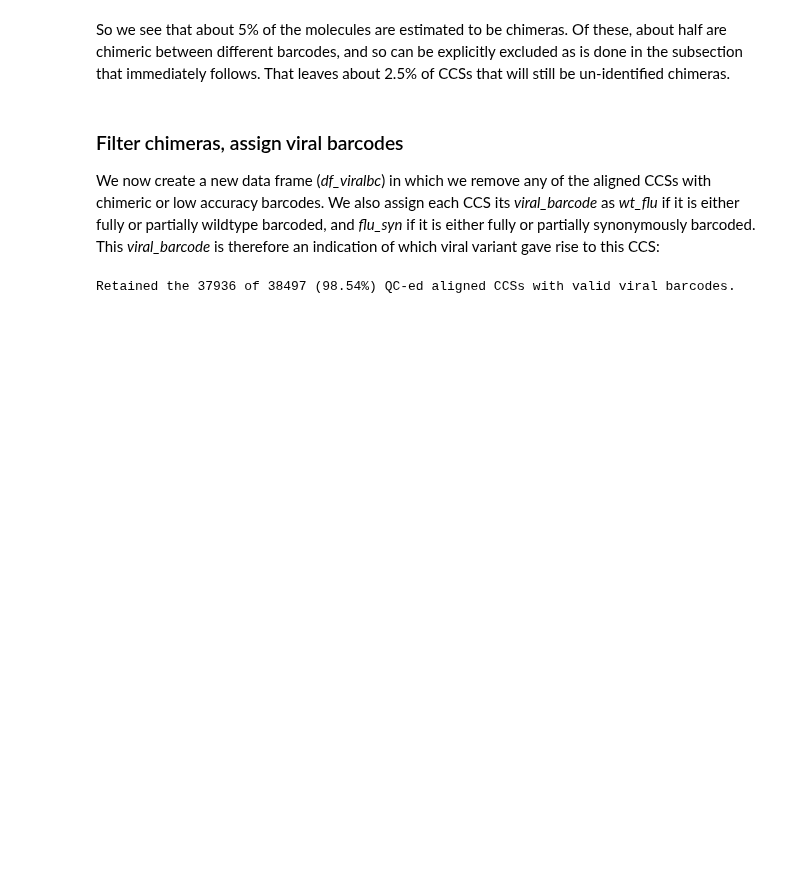
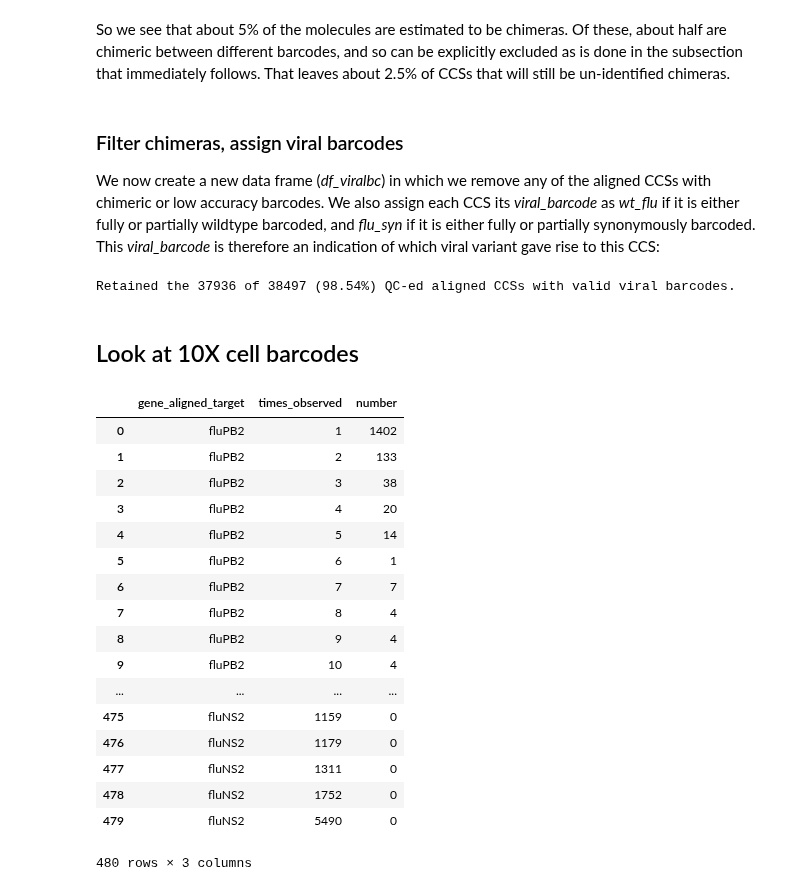
Before and after one commit to jbloomlab/IFNsorted_flu_single_cell, a Jupyter notebook: pacbio_analysis.ipynb, the cells around one changed output. Drawn from its saved outputs; the diff is of its cells as text; code cells hidden in the pictures; blank space fills up the shorter version.

```diff
--- a/pacbio_analysis.ipynb
+++ b/pacbio_analysis.ipynb
@@ -869,3 +872,33 @@ print("Retained the {0} of {1} ({2:.2f}%) QC-ed aligned CCSs with valid viral ba
       .format(len(df_viralbc), len(df_QC), 100 * len(df_viralbc) / len(df_QC)))
 # %% [output]
 Retained the 37936 of 38497 (98.54%) QC-ed aligned CCSs with valid viral barcodes.
+# %% [markdown]
+## Look at 10X cell barcodes
+# %%
+(df_viralbc
+    .groupby(['gene_aligned_target', 'barcode'], as_index=False)
+    .agg({'CCS':'count'})
+    .rename(columns={'CCS':'times_observed', 'barcode':'number'})
+    .groupby(['gene_aligned_target', 'times_observed'], as_index=False)
+    .agg('count')
+    .assign(number=lambda x: x.number.fillna(0).astype('int'))
+    )
+# %% [output]
+|  | gene_aligned_target | times_observed | number |
+| 0 | fluPB2 | 1 | 1402 |
+| 1 | fluPB2 | 2 | 133 |
+| 2 | fluPB2 | 3 | 38 |
+| 3 | fluPB2 | 4 | 20 |
+| 4 | fluPB2 | 5 | 14 |
+| 5 | fluPB2 | 6 | 1 |
+| 6 | fluPB2 | 7 | 7 |
+| 7 | fluPB2 | 8 | 4 |
+| 8 | fluPB2 | 9 | 4 |
+| 9 | fluPB2 | 10 | 4 |
+| ... | ... | ... | ... |
+| 475 | fluNS2 | 1159 | 0 |
+| 476 | fluNS2 | 1179 | 0 |
+| 477 | fluNS2 | 1311 | 0 |
+| 478 | fluNS2 | 1752 | 0 |
+| 479 | fluNS2 | 5490 | 0 |
+480 rows × 3 columns
```
Also changed, not shown: parts of 6 cells of this notebook.
